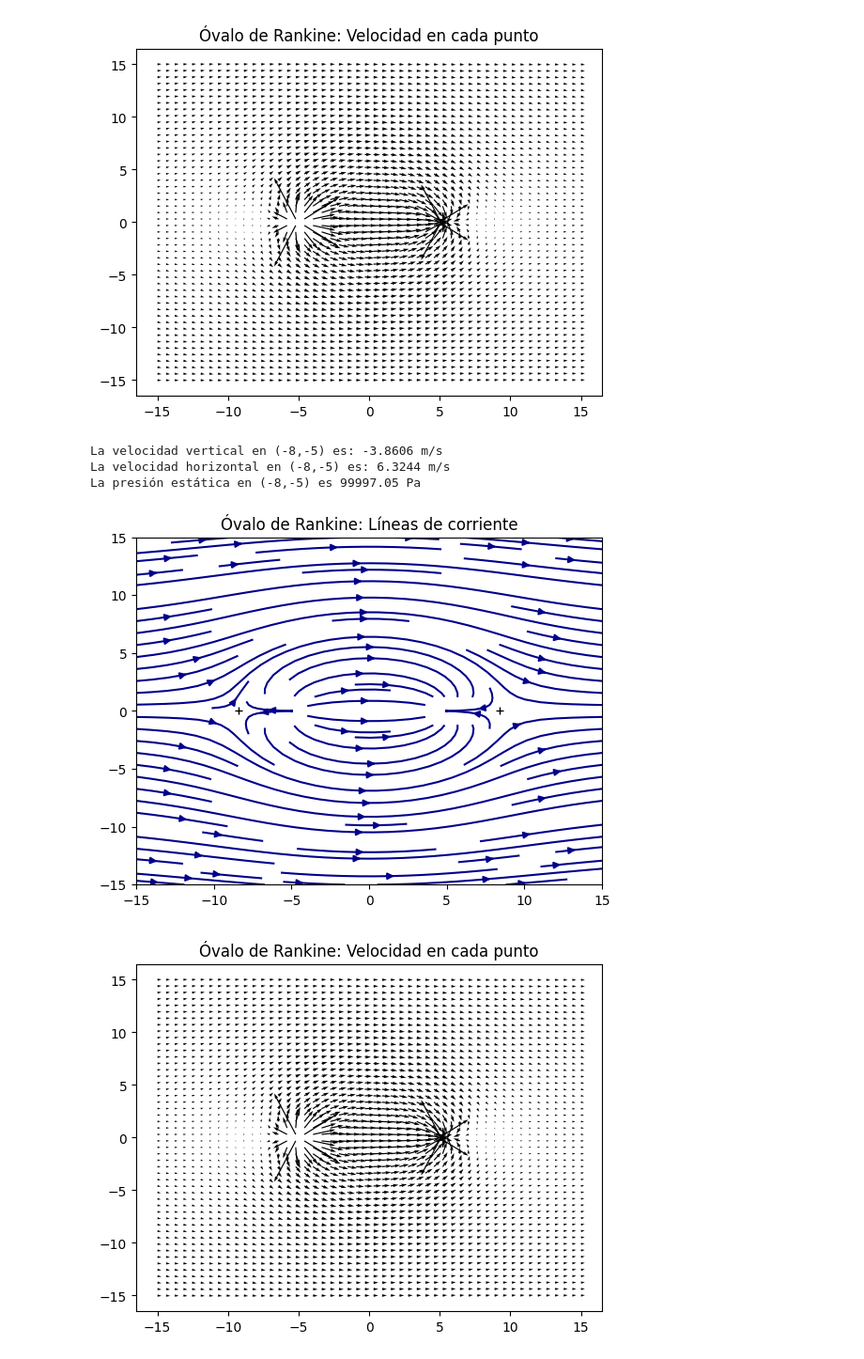
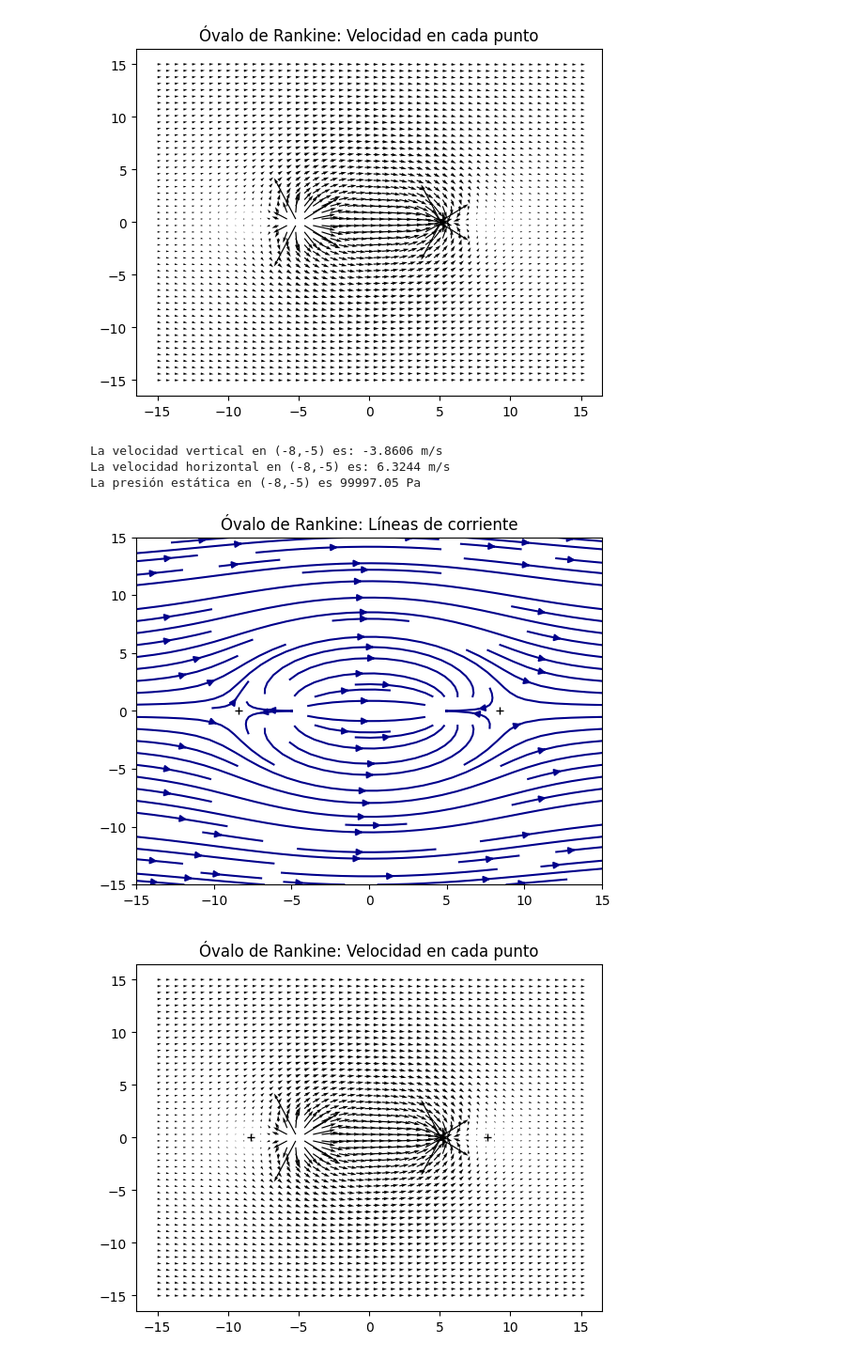
Before and after one commit to RistoRisoto/Aerodinamica, a Jupyter notebook: Ej1OvaloRankine.ipynb, the cells around one changed output. Shown: that part at 94% size. Saved outputs shown, nothing was run; the diff lists cells and outputs as text; code cells hidden in the pictures.

```diff
--- a/Ej1OvaloRankine.ipynb
+++ b/Ej1OvaloRankine.ipynb
@@ -115,31 +115,32 @@ def uvovalo(t):
 t0=-8-5j
 u,v=uvovalo(t0)
 redon=4
 print('La velocidad vertical en (-8,-5) es:',round(v,redon),'m/s')
 #Pregunta 2: Velocidad horizontal en las coordenadas (-8, -5)
 print('La velocidad horizontal en (-8,-5) es:',round(u,redon),'m/s')
 
 #Pregunta 3: Calcule el valor de la presión estática en las coordenadas (-8, -5)
 #Asuma un valor para la densidad de 1 kg/m3 y un valor de la presión de referencia de 1e5 Pa
 redon=2
 p0=p(uvovalo,t0,Uinf)
 print('La presión estática en (-8,-5) es',round(p0,redon),'Pa')
 
 X,Y,U,V = velgrid(uvovalo)
 plt.title('Óvalo de Rankine: Líneas de corriente')
 plt.streamplot(X,Y,U,V,color='darkblue')
 
 #Puntos de remanso
 Xpr=a*np.sqrt((Q/(np.pi*a*Uinf))+1)
 plt.plot((-Xpr,Xpr),(0,0),'+',color='black')
 
 plt.show()
 plt.title('Óvalo de Rankine: Velocidad en cada punto')
 plt.quiver(X,Y,U,V)
+plt.plot((-Xpr,Xpr),(0,0),'+',color='black')
 plt.show()
 # %% [output]
 La velocidad vertical en (-8,-5) es: -3.8606 m/s
 La velocidad horizontal en (-8,-5) es: 6.3244 m/s
 La presión estática en (-8,-5) es 99997.05 Pa
 [figure]
-[figure, old version]
+[figure, new version]
```
